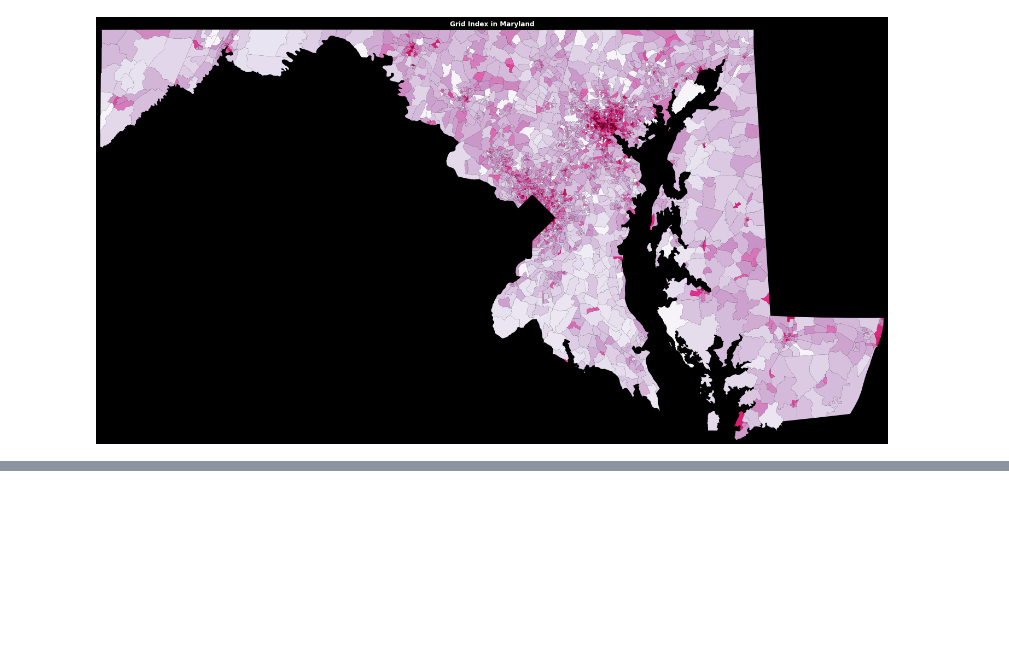
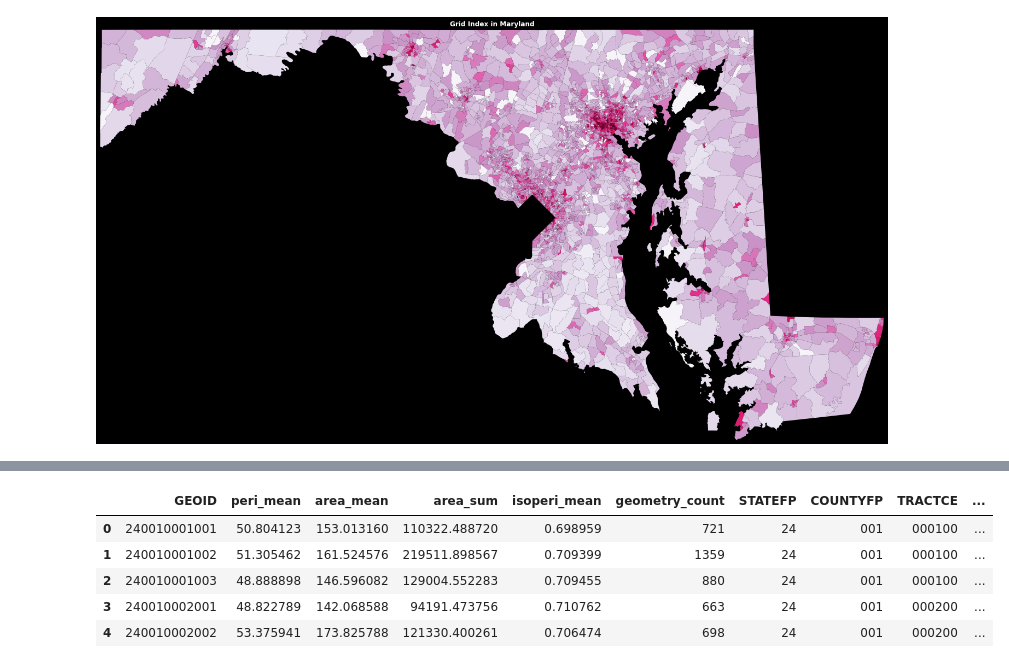
Before and after one commit to asrenninger/mega, a Jupyter notebook: python/osmnx.ipynb, the cells around one changed output, grey strips where cells are left out. Saved outputs shown, nothing was run; the diff lists cells and outputs as text; code cells hidden in the pictures; blank space fills up the shorter version.

```diff
--- a/python/osmnx.ipynb
+++ b/python/osmnx.ipynb
@@ -229,0 +242,2 @@ left[['GEOID', 'straightness', 'orientation_order', 'prop_4way', 'grid_index']].
+# %%
+buildings['isoperi'] = (buildings['area'] * (4 * math.pi)) / (buildings['peri'] ** 2)
@@ -229,0 +288,12 @@ left[['GEOID', 'straightness', 'orientation_order', 'prop_4way', 'grid_index']].
+# %%
+joined = joined.merge(maryland, how='left', left_on='GEOID', right_on='GEOID')
+joined = gpd.GeoDataFrame(joined, geometry=joined.geometry, crs='EPSG:26985')
+
+joined.head()
+# %% [output]
+|  | GEOID | peri_mean | area_mean | area_sum | isoperi_mean | geometry_count | STATEFP | COUNTYFP | TRACTCE | ... |
+| 0 | 240010001001 | 50.804123 | 153.013160 | 110322.488720 | 0.698959 | 721 | 24 | 001 | 000100 | ... |
+| 1 | 240010001002 | 51.305462 | 161.524576 | 219511.898567 | 0.709399 | 1359 | 24 | 001 | 000100 | ... |
+| 2 | 240010001003 | 48.888898 | 146.596082 | 129004.552283 | 0.709455 | 880 | 24 | 001 | 000100 | ... |
+| 3 | 240010002001 | 48.822789 | 142.068588 | 94191.473756 | 0.710762 | 663 | 24 | 001 | 000200 | ... |
+| 4 | 240010002002 | 53.375941 | 173.825788 | 121330.400261 | 0.706474 | 698 | 24 | 001 | 000200 | ... |
```
Also changed, not shown: parts of 12 cells of this notebook.
